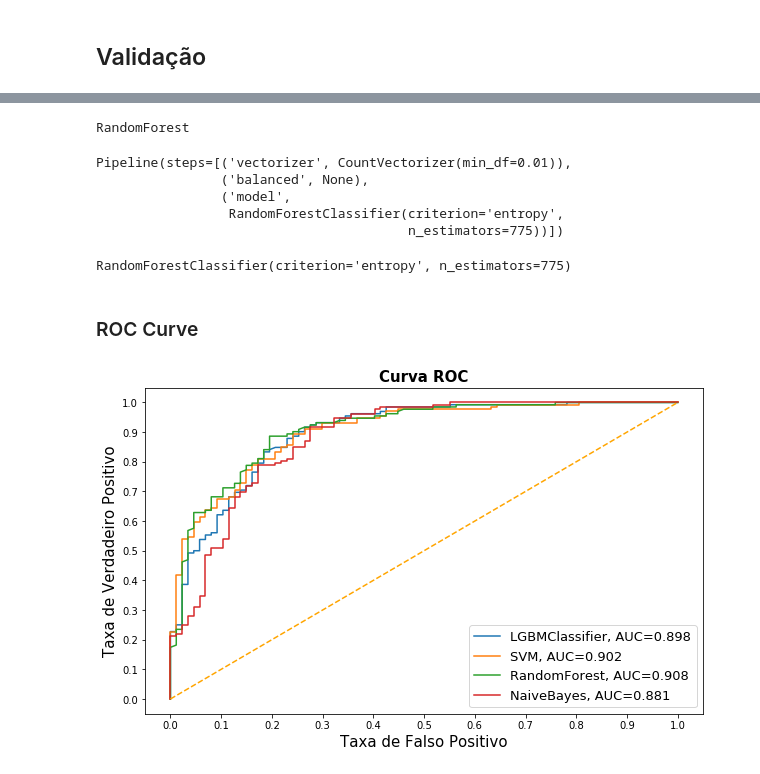
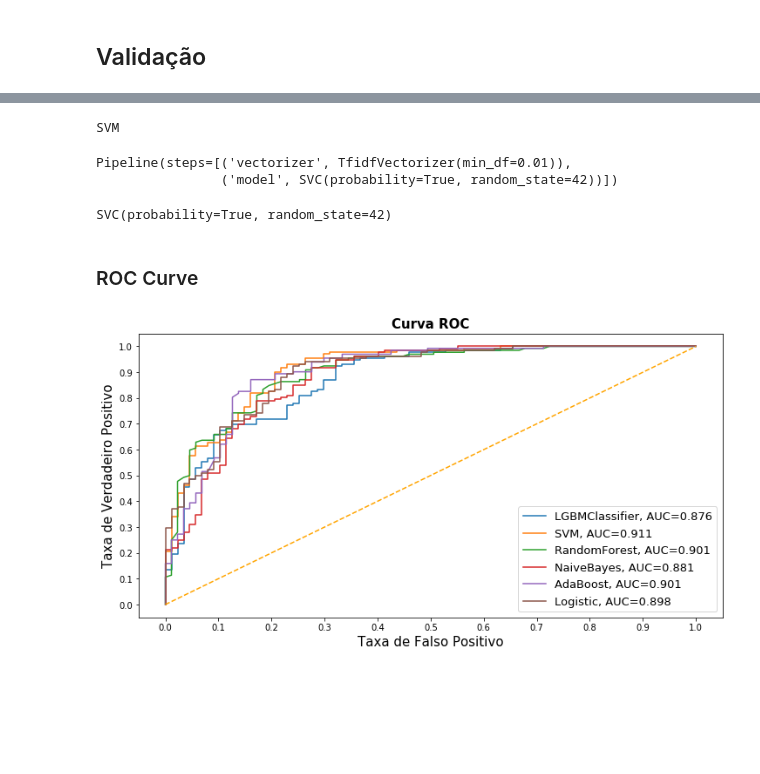
Before and after one commit to aliceximenes/fake-news-covid-19, a Jupyter notebook: pipeline_FakeNews.ipynb, the cells around one changed output, grey strips where cells are left out. Saved outputs shown, nothing was run; the diff lists cells and outputs as text; code cells hidden in the pictures; blank space fills up the shorter version.

```diff
--- a/pipeline_FakeNews.ipynb
+++ b/pipeline_FakeNews.ipynb
@@ -45,10 +46,10 @@ True
 # %% [markdown]
 ## Carregamento dos dados
 # %%
-df1 = pd.read_excel(r'tweets_Topics1-2.xlsx').drop('Unnamed: 0',axis=1)
+df1 = pd.read_excel(r'C:\Users\anaal\Documents\Pós\Artigo\dados\tweets_Topics1-2.xlsx').drop('Unnamed: 0',axis=1)
 df1 = df1[ (df1.label == 'f') | (df1.label == 't')]
 
-df2 = pd.read_excel(r'tweets_Topics3-5.xlsx').drop('Unnamed: 0',axis=1)
+df2 = pd.read_excel(r'C:\Users\anaal\Documents\Pós\Artigo\dados\tweets_Topics3-5.xlsx').drop('Unnamed: 0',axis=1)
 df2 = df2[ (df2.label == 'f') | (df2.label == 't')]
 
 df_total = pd.concat([df1, df2],ignore_index=True)
@@ -168,7 +169,7 @@ models.append({'name': name, 'model': model, 'grid': grid})
 #### SVM
 # %%
 name = 'SVM'
-model = SVC(probability=True)
+model = SVC(probability=True, random_state=42,)
 grid = {
     'model__kernel': ['sigmoid', 'rbf', 'poly'],
     'model__gamma': ['scale', 'auto'],
@@ -178,10 +179,10 @@ grid = {
 
     'vectorizer__ngram_range': [(1,1),(2,2),(3,3)],
 
-    'balanced': [None,
-                 SMOTE(random_state = 42),
-                 RandomOverSampler(random_state = 42),
-                 RandomUnderSampler(random_state = 42)]
+#     'balanced': [None,
+#                  SMOTE(random_state = 42),
+#                  RandomOverSampler(random_state = 42),
+#                  RandomUnderSampler(random_state = 42)]
 }
 models.append({'name': name, 'model': model, 'grid': grid})
 # %% [markdown]
@@ -248,3 +251,21 @@ models.append({'name': name, 'model': model, 'grid': grid})
+# %%
+name = 'Logistic'
+model = LogisticRegression(random_state=42)
+grid = {
+    'model__penalty': ['l2', 'l1', 'elasticnet'],
+    'model__solver': ['lbfgs', 'sag'],
+
+    'vectorizer': [CountVectorizer(min_df=0.01),
+                   TfidfVectorizer(min_df=0.01)],
+
+    'vectorizer__ngram_range': [(1,1),(2,2),(3,3)],
+
+#     'balanced': [None,
+#                  SMOTE(random_state = 42),
+#                  RandomOverSampler(random_state = 42),
+#                  RandomUnderSampler(random_state = 42)]
+}
+models.append({'name': name, 'model': model, 'grid': grid})
 # %% [markdown]
 ### Train
 # %%
@@ -261,7 +282,7 @@ def train_test(mat, X, y):
 
     pipe = Pipeline([
         ('vectorizer', 'passthrough'),
-        ('balanced', 'passthrough'),
+#         ('balanced', 'passthrough'),
         ('model', model)
     ])
 
@@ -446,40 +472,38 @@ fig.show()
 # %% [output]
 [interactive output not drawn]
 # %%
-print(results[2]['name'])
-results[2]['object'].best_estimator_
+print(results[1]['name'])
+results[1]['object'].best_estimator_
 # %% [output]
-RandomForest
+SVM
-Pipeline(steps=[('vectorizer', CountVectorizer(min_df=0.01)),
-                ('balanced', None),
-                ('model',
-                 RandomForestClassifier(criterion='entropy',
-                                        n_estimators=775))])
+Pipeline(steps=[('vectorizer', TfidfVectorizer(min_df=0.01)),
+                ('model', SVC(probability=True, random_state=42))])
 # %%
-results[2]['object'].best_estimator_['model']
+results[1]['object'].best_estimator_['model']
 # %% [output]
-RandomForestClassifier(criterion='entropy', n_estimators=775)
+SVC(probability=True, random_state=42)
 # %% [markdown]
 ### ROC Curve
 # %%
-fig = plt.figure(figsize=(10,6))
+fig = plt.figure(figsize=(12,6))
 
 for i in result_roc.index:
     plt.plot(result_roc.loc[i]['fpr'],
              result_roc.loc[i]['tpr'],
              label="{}, AUC={:.3f}".format(i, result_roc.loc[i]['auc']))
 
 plt.plot([0,1], [0,1], color='orange', linestyle='--')
 
 plt.xticks(np.arange(0.0, 1.1, step=0.1))
 plt.xlabel("Taxa de Falso Positivo", fontsize=15)
 
 plt.yticks(np.arange(0.0, 1.1, step=0.1))
 plt.ylabel("Taxa de Verdadeiro Positivo", fontsize=15)
 
 plt.title('Curva ROC', fontweight='bold', fontsize=15)
 plt.legend(prop={'size':13}, loc='lower right')
 
+plt.savefig('roc_bowORtfidf.png', format='png', dpi=100)
 plt.show()
 # %% [output]
-[figure, old version]
+[figure, new version]
```
Also changed, not shown: parts of 13 cells of this notebook, 6 other files.
